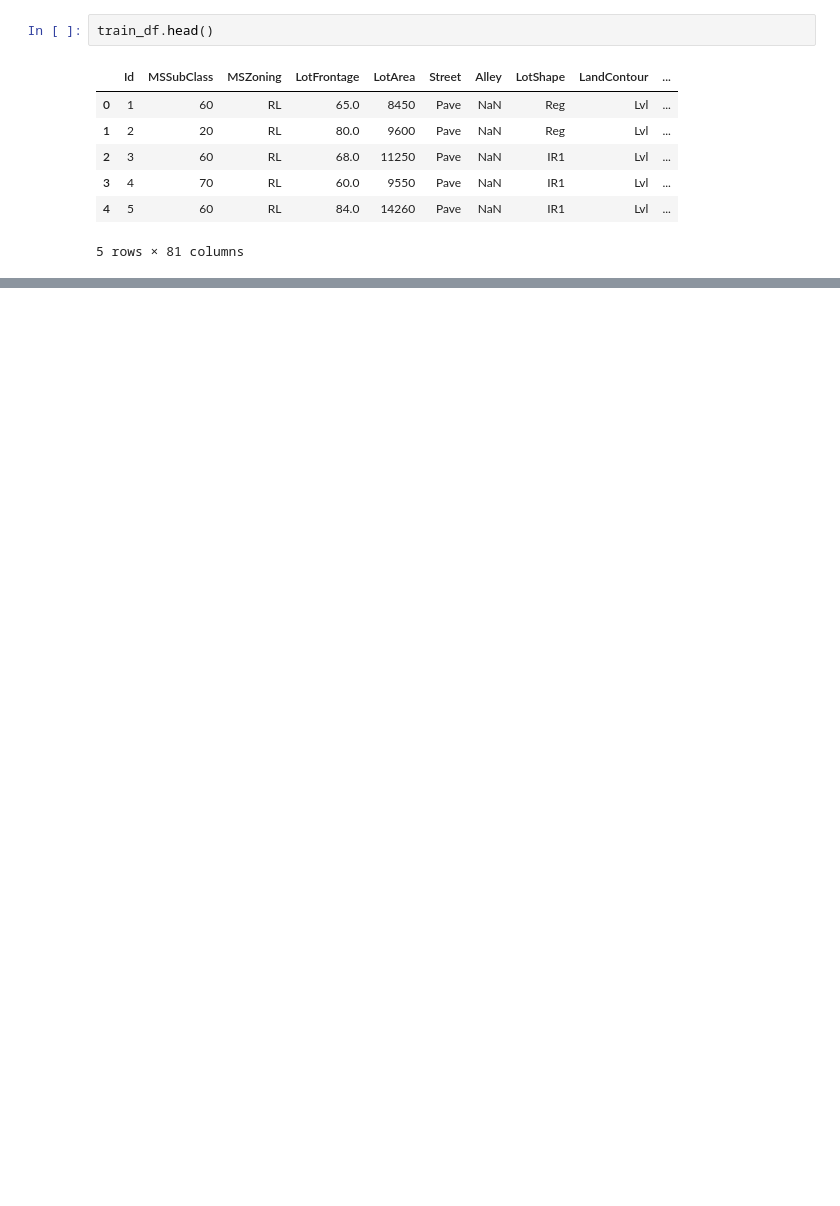
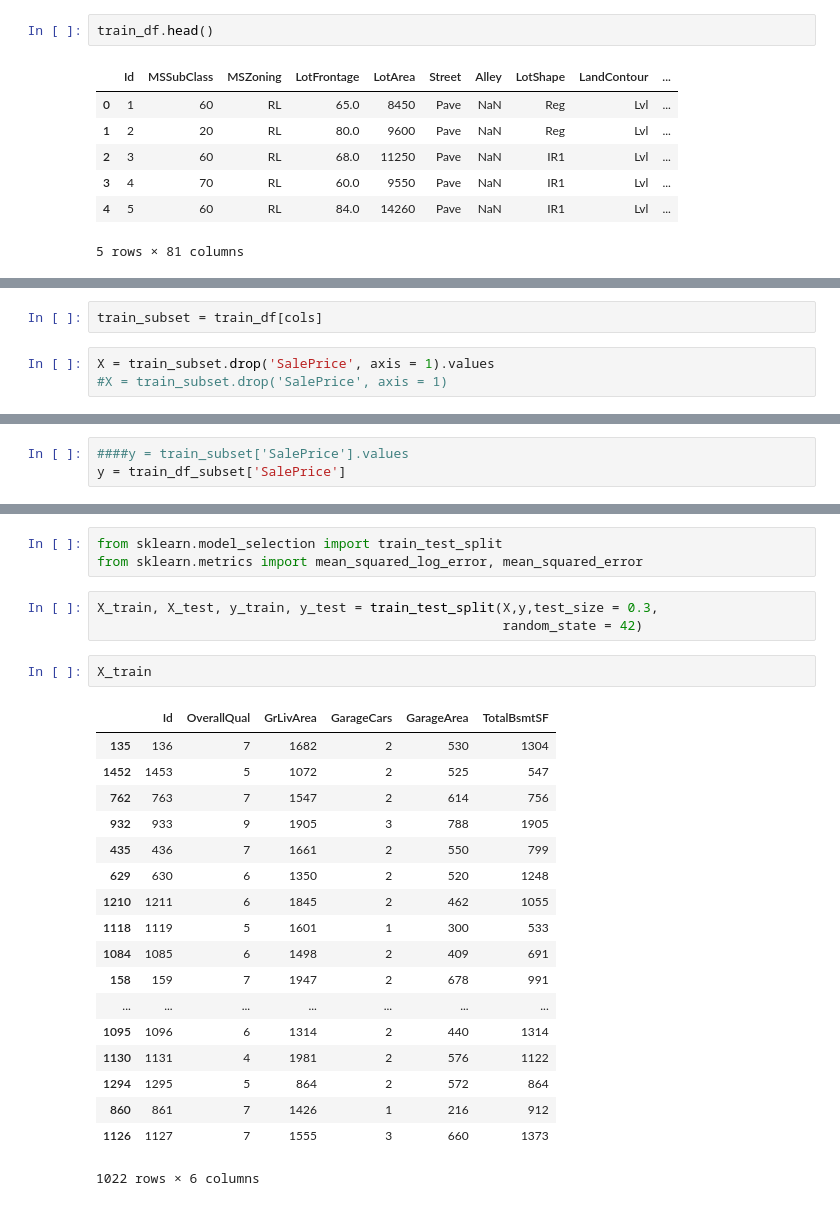
Before and after one commit to paulo-g-martinez/data-question-7-Kaggle-housing-challenge, a Jupyter notebook: kaggle-housing-prices.ipynb, the cells around one changed output, grey strips where cells are left out. Drawn from its saved outputs; the diff is of its cells as text; blank space fills up the shorter version.

```diff
--- a/kaggle-housing-prices.ipynb
+++ b/kaggle-housing-prices.ipynb
@@ -371,3 +438,8 @@ X = train_df.loc[:,['OverallQual', 'GrLivArea', 'GarageCars', 'GarageArea',
+# %%
+train_subset = train_df[cols]
+# %%
+X = train_subset.drop('SalePrice', axis = 1).values
+#X = train_subset.drop('SalePrice', axis = 1)
 # %%
 X
 # %% [output]
@@ -380,0 +453,3 @@ array([[   7, 1710,    2,  548,  856],
+# %%
+####y = train_subset['SalePrice'].values
+y = train_df_subset['SalePrice']
@@ -380,0 +476,27 @@ array([[   7, 1710,    2,  548,  856],
+# %%
+from sklearn.model_selection import train_test_split
+from sklearn.metrics import mean_squared_log_error, mean_squared_error
+# %%
+X_train, X_test, y_train, y_test = train_test_split(X,y,test_size = 0.3,
+                                                    random_state = 42)
+# %%
+X_train
+# %% [output]
+|  | Id | OverallQual | GrLivArea | GarageCars | GarageArea | TotalBsmtSF |
+| 135 | 136 | 7 | 1682 | 2 | 530 | 1304 |
+| 1452 | 1453 | 5 | 1072 | 2 | 525 | 547 |
+| 762 | 763 | 7 | 1547 | 2 | 614 | 756 |
+| 932 | 933 | 9 | 1905 | 3 | 788 | 1905 |
+| 435 | 436 | 7 | 1661 | 2 | 550 | 799 |
+| 629 | 630 | 6 | 1350 | 2 | 520 | 1248 |
+| 1210 | 1211 | 6 | 1845 | 2 | 462 | 1055 |
+| 1118 | 1119 | 5 | 1601 | 1 | 300 | 533 |
+| 1084 | 1085 | 6 | 1498 | 2 | 409 | 691 |
+| 158 | 159 | 7 | 1947 | 2 | 678 | 991 |
+| ... | ... | ... | ... | ... | ... | ... |
+| 1095 | 1096 | 6 | 1314 | 2 | 440 | 1314 |
+| 1130 | 1131 | 4 | 1981 | 2 | 576 | 1122 |
+| 1294 | 1295 | 5 | 864 | 2 | 572 | 864 |
+| 860 | 861 | 7 | 1426 | 1 | 216 | 912 |
+| 1126 | 1127 | 7 | 1555 | 3 | 660 | 1373 |
+1022 rows × 6 columns
```
Also changed, not shown: parts of 44 cells of this notebook.
